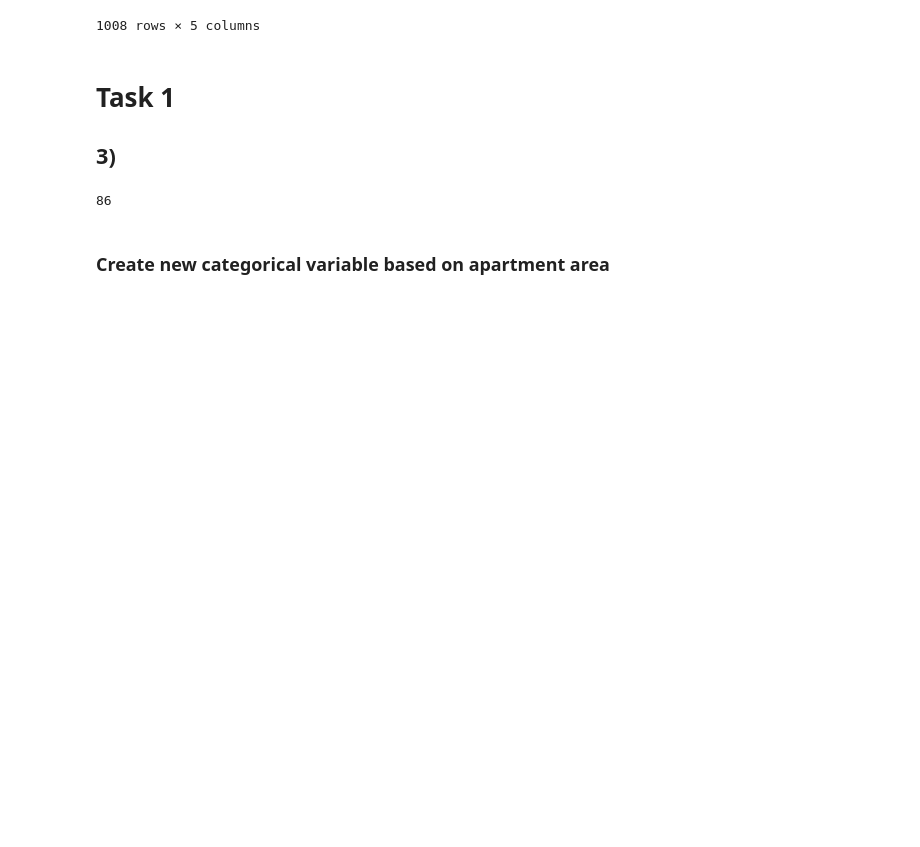
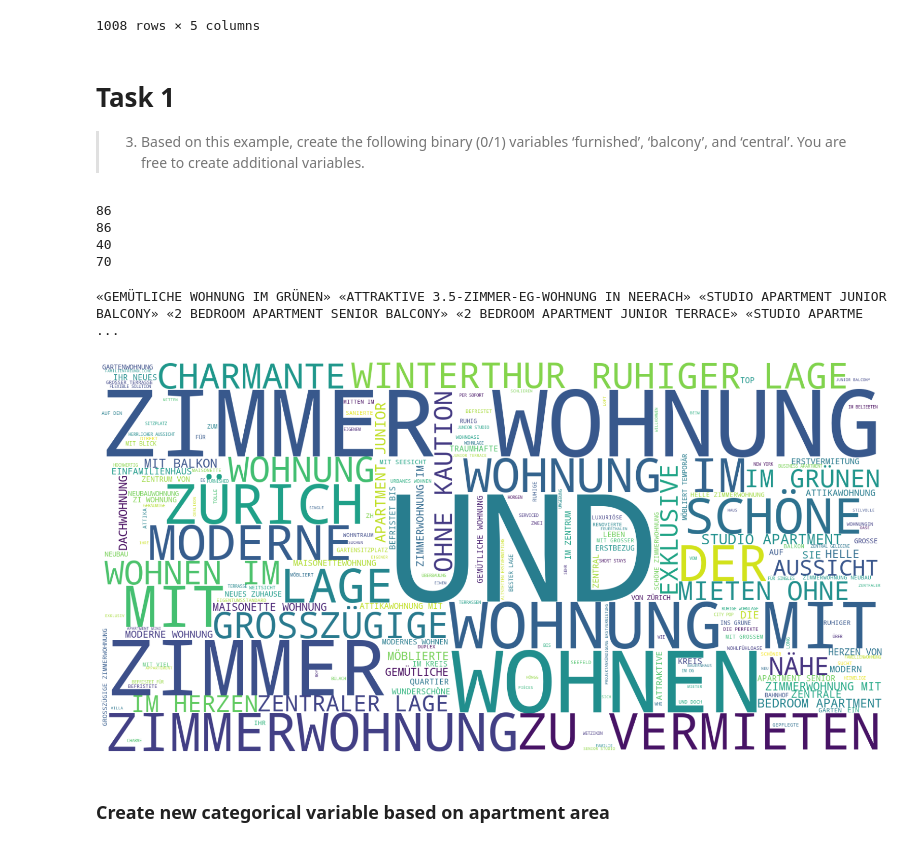
Before and after one commit to lo-zi/data_analytics, a Jupyter notebook: Week_03/apartments_data_preparation_zuerich.ipynb, the cells around one changed output. Saved outputs shown, nothing was run; the diff lists cells and outputs as text; code cells hidden in the pictures; blank space fills up the shorter version.

```diff
--- a/Week_03/apartments_data_preparation_zuerich.ipynb
+++ b/Week_03/apartments_data_preparation_zuerich.ipynb
@@ -265,13 +265,51 @@ df[['description_raw','rooms','area','price','luxurious']]
 1008 rows × 5 columns
 # %% [markdown]
 # Task 1
-## 3)
+> 3. Based on this example, create the following binary (0/1) variables ‘furnished’, ‘balcony’, and ‘central’. You are free to create additional variables.
 # %%
 pattern1 = '(BALKON) |(ZENTRAL)| (LIFT)'
 df['furnished'] = df['description_raw'].str.contains(pat = pattern1).astype(int)
 print(df['furnished'].sum())
+
+# Define patterns for each variable
+pattern_furnished = '(BALKON) |(ZENTRAL)| (LIFT)'
+pattern_balcony = 'BALKON'
+pattern_central = 'ZENTRAL'
+
+# Create binary columns
+df['furnished'] = df['description_raw'].str.contains(pat=pattern_furnished).astype(int)
+df['balcony'] = df['description_raw'].str.contains(pat=pattern_balcony).astype(int)
+df['central'] = df['description_raw'].str.contains(pat=pattern_central).astype(int)
+
+# Print the sum of each new column to verify the results
+print(df['furnished'].sum())
+print(df['balcony'].sum())
+print(df['central'].sum())
 # %% [output]
 86
+86
+40
+70
+# %%
+# Importiere notwendige Bibliotheken
+from wordcloud import WordCloud
+import matplotlib.pyplot as plt
+
+# Kombiniere alle Texte aus der Spalte 'description_raw' zu einem einzigen String
+text = " ".join(description for description in df['description_raw'])
+
+# Erstelle ein WordCloud-Objekt mit höherer Auflösung
+wordcloud = WordCloud(width=1600, height=800, background_color='white').generate(text)
+print(text)
+
+# Visualisiere die Wortwolke
+plt.figure(figsize=(20, 10))
+plt.imshow(wordcloud, interpolation='bilinear')
+plt.axis('off')
+plt.show()
+# %% [output]
+«GEMÜTLICHE WOHNUNG IM GRÜNEN» «ATTRAKTIVE 3.5-ZIMMER-EG-WOHNUNG IN NEERACH» «STUDIO APARTMENT JUNIOR BALCONY» «2 BEDROOM APARTMENT SENIOR BALCONY» «2 BEDROOM APARTMENT JUNIOR TERRACE» «STUDIO APARTME ...
+[figure, added]
 # %% [markdown]
 ### Create new categorical variable based on apartment area
 # %%
```
Also changed, not shown: parts of 3 cells of this notebook.
